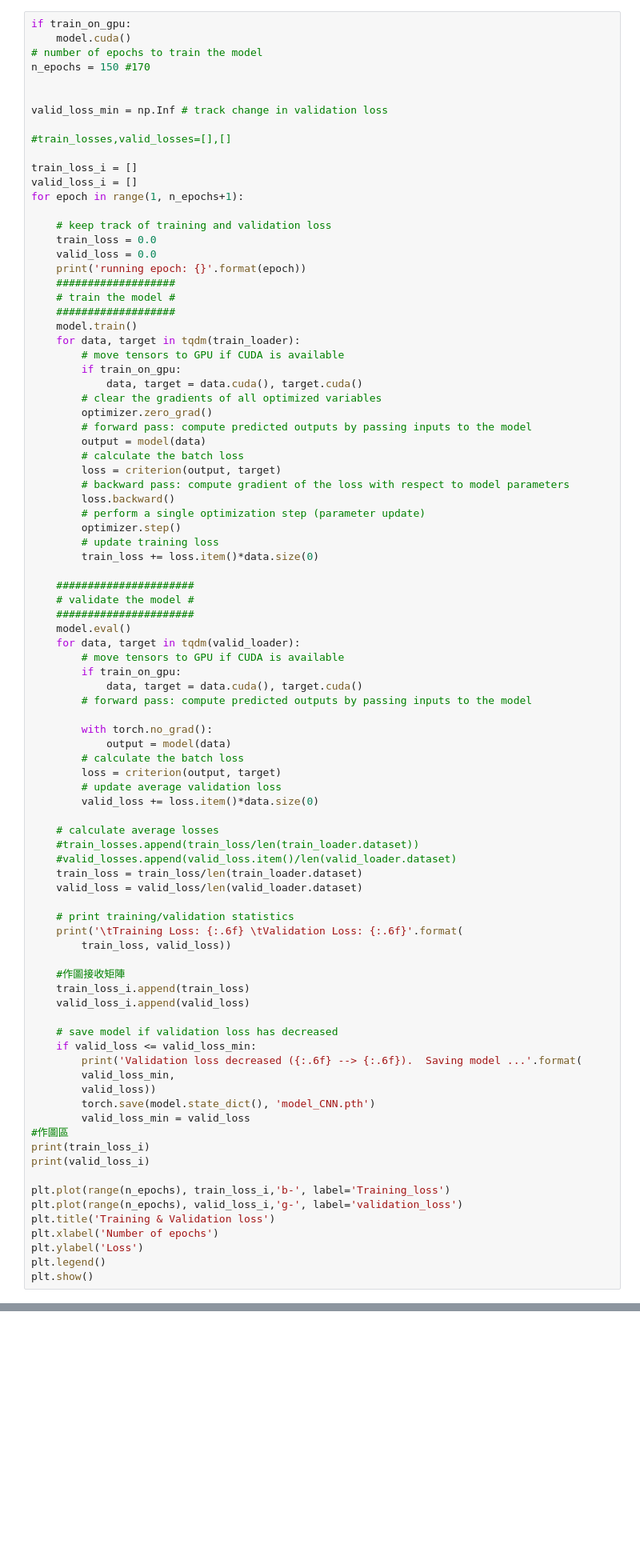
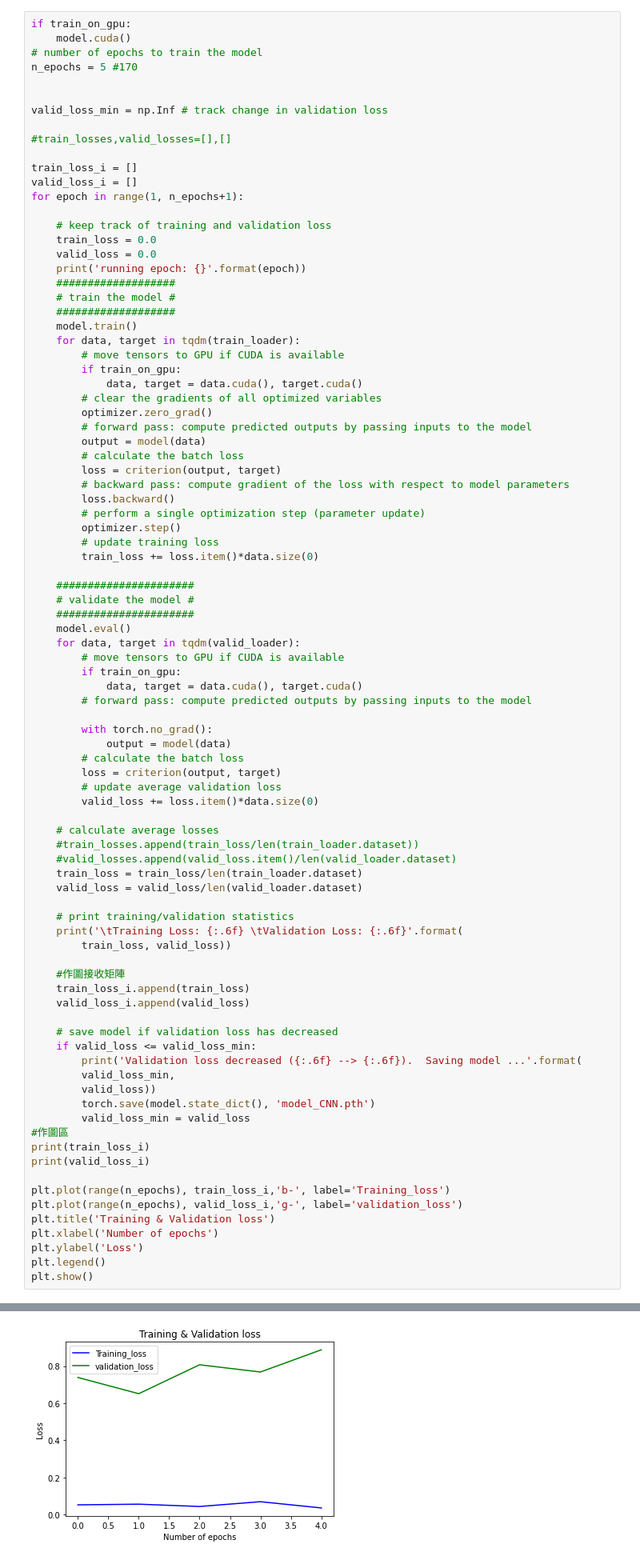
Before and after one commit to leoleo6532/FL, a Jupyter notebook: FL_Lung cancer.ipynb, the cells around one changed output, grey strips where cells are left out. Shown: that part at 80% size. Saved outputs shown, nothing was run; the diff lists cells and outputs as text; blank space fills up the shorter version.

```diff
--- a/FL_Lung cancer.ipynb
+++ b/FL_Lung cancer.ipynb
@@ -194,7 +194,7 @@ criterion = nn.CrossEntropyLoss()
 if train_on_gpu:
     model.cuda()
 # number of epochs to train the model
-n_epochs = 150 #170
+n_epochs = 5 #170
 
 
 valid_loss_min = np.Inf # track change in validation loss
@@ -300,3 +300,4 @@ running epoch: 50
+[figure, added]
 # %% [markdown]
 #TEST MODEL
 # %%
```
Also changed, not shown: parts of 4 cells of this notebook, 3 other files.
